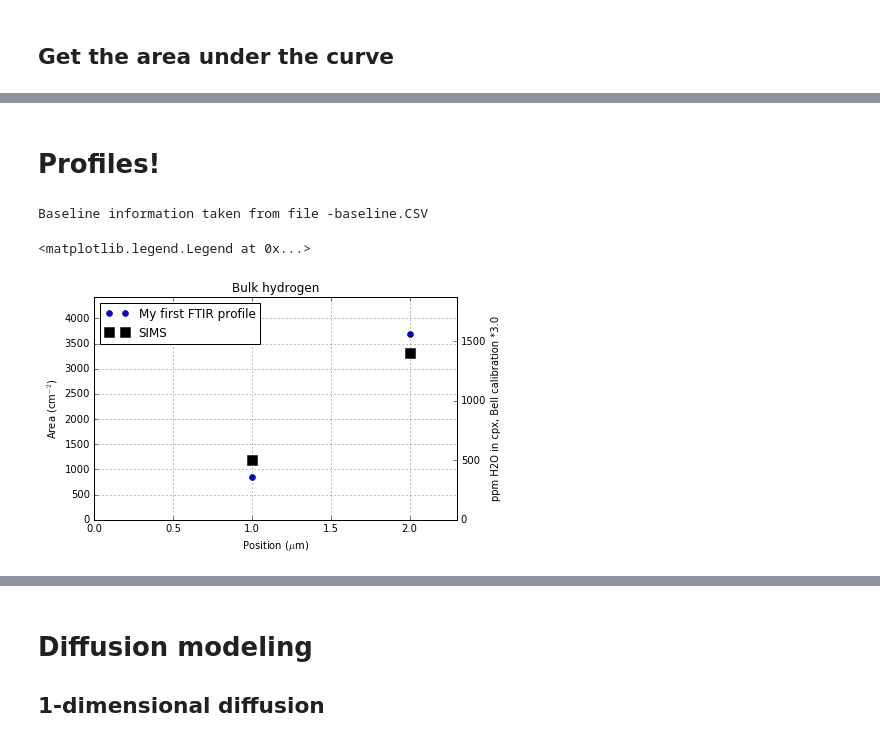
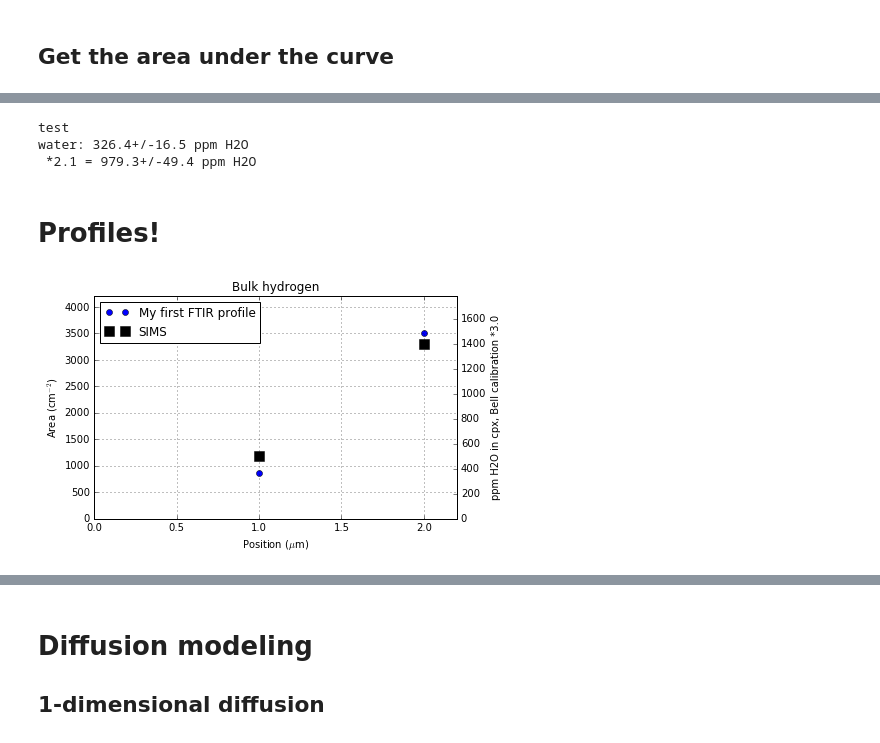
Before and after one commit to EFerriss/Pynams, a Jupyter notebook: EXAMPLES.ipynb, the cells around one changed output, grey strips where cells are left out. Saved outputs shown, nothing was run; the diff lists cells and outputs as text; code cells hidden in the pictures.

```diff
--- a/EXAMPLES.ipynb
+++ b/EXAMPLES.ipynb
@@ -46,7 +48,7 @@ if you don't, there are a couple saved in the pynams package folder on github.
 
 Mac people: Maybe don't include the C: at the beginning of the folder name
 # %%
-FTIR_file_location = 'C:\\Users\\Ferriss\\Documents\\FTIR'
+FTIR_file_location = 'C:\\Users\\Ferriss\\Documents\\FTIR\\'
 spectrum = Spectrum(fname='test', folder=FTIR_file_location, thickness_microns=268.)
 # %% [markdown]
 ## Plot spectra
@@ -136,29 +145,34 @@ area: 2605.2 /cm^2
+# %%
+water = spectrum.water(printout=True, phase='olivine', calibration='Withers', scaling_factor=2.1)
+# %% [output]
+test
+water: 326.4+/-16.5 ppm H2O
+ *2.1 = 979.3+/-49.4 ppm H2O
 # %% [markdown]
 
 # Profiles!
 # %%
 from pynams import Profile
 
 # make the profile
+# fnames and folder described for spectra above.
+# If length_microns is not included, the length of the profile is assumed to be
+# the longest value in positions_microns + 10%
 profile = Profile(profile_name='My first FTIR profile', fnames=['pynamsDemo2', 'test'],
-                  folder=FTIR_file_location, thickness_microns=200.,
-                  positions_microns=[1., 2.], length_microns=2.3)
+                  folder=FTIR_file_location, thicknesses_microns=200., positions_microns=[1., 2.])
 
-# make the baselines
+# make the baselines. Keywords are the same as in spectrum.make_baseline() above
 profile.make_baselines(curvature=0.7, wn_low=3000)
 
 # plot the profile area
-# Warning: The ppm H2O numbers are estimates and not to be fully trusted.
-# See, e.g., George Rossman's 2006 Reviews in Mineralogy overview.
-fig, ax, ax_water = profile.plot_area_profile(show_water_ppm=True, centered=False, phase='cpx')
+# The same warnings and keywords apply as above for Spectrum.water()
+fig, ax, ax_water = profile.plot_area_profile(show_water_ppm=True, centered=False, phase='cpx',
+                                              calibration='Bell', scaling_factor=3.)
 
-# Let's say you have some SIMS data in the same spots as your FTIR profile.
-# Now you want to plot them together.
+# Now let's add your lovely SIMS data
+# Note that I'm plotting on ax_water. If you use ax, the SIMS data plots on the left axis.
 SIMS_data = [500, 1400]
 ax_water.plot(profile.positions_microns, SIMS_data, 'sk', markersize=10, label='SIMS')
-ax.legend(loc=2)
-# Note that I'm plotting on ax_water. If I just typed ax, the SIMS data would plot on the left axis.
+ax.legend(loc=2);
 # %% [output]
-Baseline information taken from file -baseline.CSV
-<matplotlib.legend.Legend at 0x...>
-[figure, old version]
+[figure, new version]
```
Also changed, not shown: parts of 9 cells of this notebook, 11 other files.
